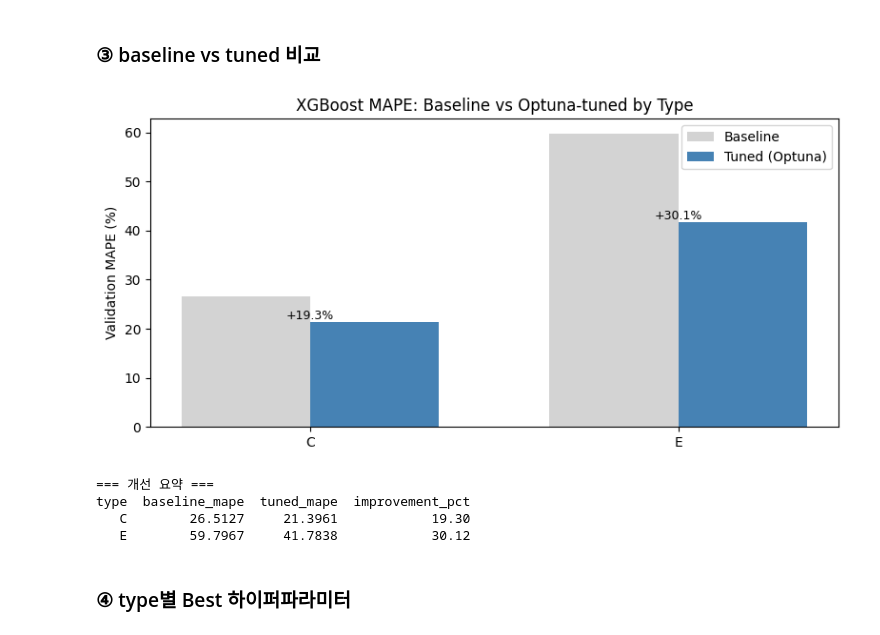
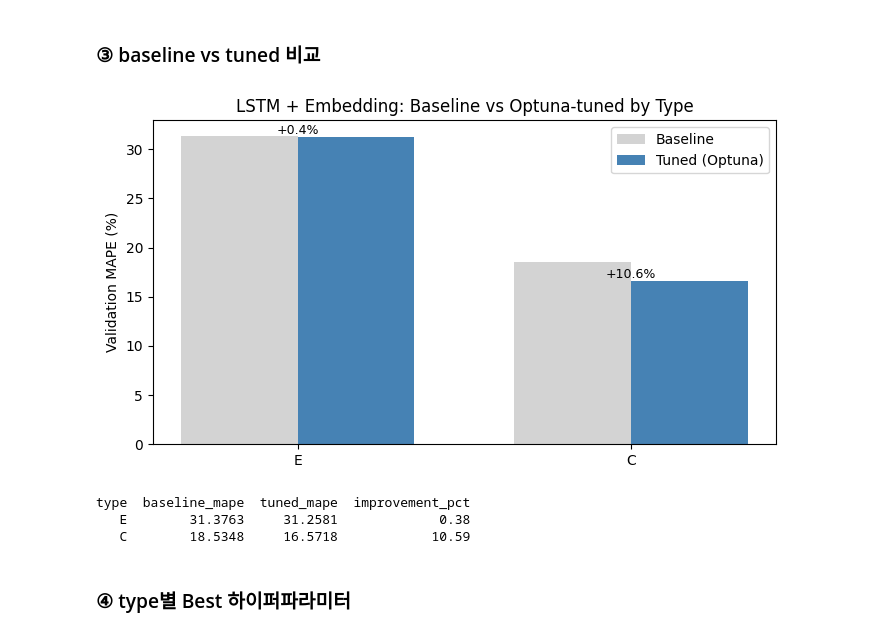
Before and after one commit to junghyuk-kim/ai-retail-demandforecasting, a Jupyter notebook: code/14_Optuna_튜닝.ipynb, the cells around one changed output. Cells and saved outputs as stored; diff of their text form; code cells hidden in the pictures.

```diff
--- a/code/14_Optuna_튜닝.ipynb
+++ b/code/14_Optuna_튜닝.ipynb
@@ -57,7 +76,8 @@ n_trials per type: 30
 # %%
 baseline_rows = []
 for t in types:
-    m = panel_val_mape(feat_df, t, None)
+    wide, emb_map, val_actual = inputs[t]
+    m = lstm_embedding_val_mape(wide, emb_map, val_actual, H, None)
     baseline_rows.append({'type': t, 'baseline_mape': round(m, 4)})
 baseline_df = pd.DataFrame(baseline_rows)
 print(baseline_df.to_string(index=False))
@@ -78,0 +109,15 @@ display(results)
+# %%
+results_rows = []
+for _, r in baseline_df.iterrows():
+    t = r['type']
+    base = float(r['baseline_mape'])
+    wide, emb_map, val_actual = inputs[t]
+    best_params, tuned = tune_lstm_embedding_type(wide, emb_map, val_actual, H, n_trials=N_TRIALS)
+    imp = (base - tuned) / base * 100 if base else float('nan')
+    results_rows.append({
+        'type': t, 'baseline_mape': round(base, 4), 'tuned_mape': round(tuned, 4),
+        'improvement_pct': round(imp, 2), 'n_trials': N_TRIALS,
+        **{f'best_{k}': v for k, v in best_params.items()},
+    })
+results = pd.DataFrame(results_rows)
+display(results)
@@ -79,31 +142,24 @@ display(results)
 # %% [markdown]
 ### ③ baseline vs tuned 비교
 # %%
-fig, ax = plt.subplots(figsize=(8, 4))
-x = np.arange(len(types))
-w = 0.35
+fig, ax = plt.subplots(figsize=(7, 4))
+x = np.arange(len(results)); w = 0.35
 ax.bar(x - w/2, results['baseline_mape'], w, label='Baseline', color='lightgray')
 ax.bar(x + w/2, results['tuned_mape'], w, label='Tuned (Optuna)', color='steelblue')
-ax.set_xticks(x)
-ax.set_xticklabels(results['type'])
+ax.set_xticks(x); ax.set_xticklabels(results['type'])
 ax.set_ylabel('Validation MAPE (%)')
-ax.set_title('XGBoost MAPE: Baseline vs Optuna-tuned by Type')
+ax.set_title('LSTM + Embedding: Baseline vs Optuna-tuned by Type')
 ax.legend()
 for i, row in results.iterrows():
-    imp = row['improvement_pct']
-    if pd.notna(imp):
-        ax.annotate(f'{imp:+.1f}%', (i, row['tuned_mape']), ha='center', va='bottom', fontsize=9)
-plt.tight_layout()
-plt.show()
-
-print('\n=== 개선 요약 ===')
+    if pd.notna(row['improvement_pct']):
+        ax.annotate(f"{row['improvement_pct']:+.1f}%", (i, row['tuned_mape']), ha='center', va='bottom', fontsize=9)
+plt.tight_layout(); plt.show()
 print(results[['type', 'baseline_mape', 'tuned_mape', 'improvement_pct']].to_string(index=False))
 # %% [output]
-[figure, old version]
+[figure, new version]
-=== 개선 요약 ===
 type  baseline_mape  tuned_mape  improvement_pct
-   C        26.5127     21.3961            19.30
-   E        59.7967     41.7838            30.12
+   E        31.3763     31.2581             0.38
+   C        18.5348     16.5718            10.59
 # %% [markdown]
 ### ④ type별 Best 하이퍼파라미터
 # %%
```
Also changed, not shown: parts of 11 cells of this notebook, 5 other files.
